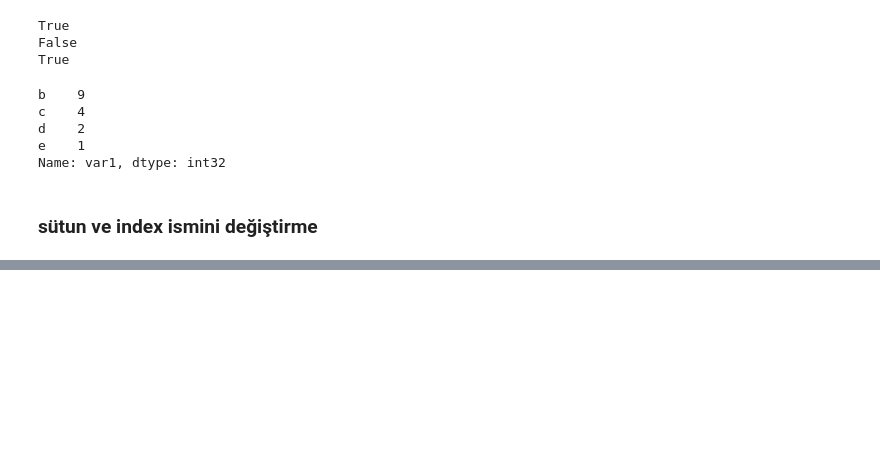
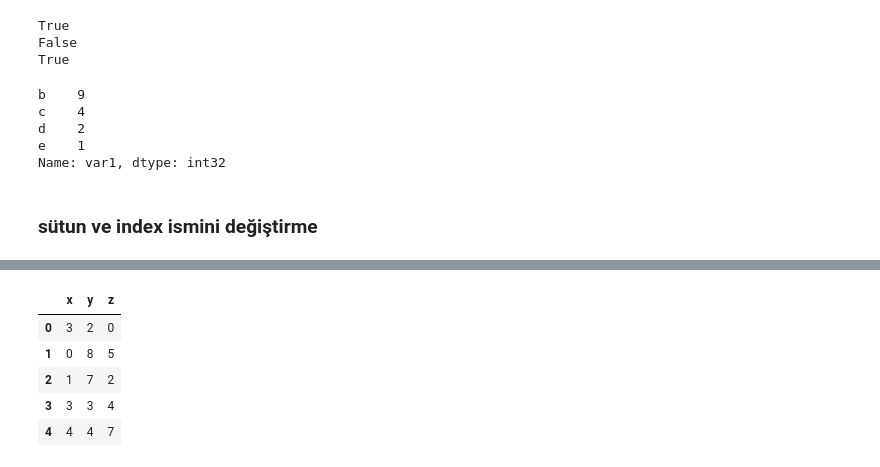
Before and after one commit to MertUrper/Numpy_Pandas, a Jupyter notebook: Pandas_1.ipynb, the cells around one changed output, grey strips where cells are left out. Saved outputs shown, nothing was run; the diff lists cells and outputs as text; code cells hidden in the pictures; blank space fills up the shorter version.

```diff
--- a/Pandas_1.ipynb
+++ b/Pandas_1.ipynb
@@ -651,0 +662,12 @@ df
+# %%
+# yukarıdaki fazladan eski index'i çıkarmak ve kalıcı yapabilmek için aşağıdaki parametreler eklenir
+df.reset_index(drop = "index", inplace = True)
+# %%
+df
+# %% [output]
+|  | x | y | z |
+| 0 | 3 | 2 | 0 |
+| 1 | 0 | 8 | 5 |
+| 2 | 1 | 7 | 2 |
+| 3 | 3 | 3 | 4 |
+| 4 | 4 | 4 | 7 |
```
Also changed, not shown: parts of 10 cells of this notebook.
